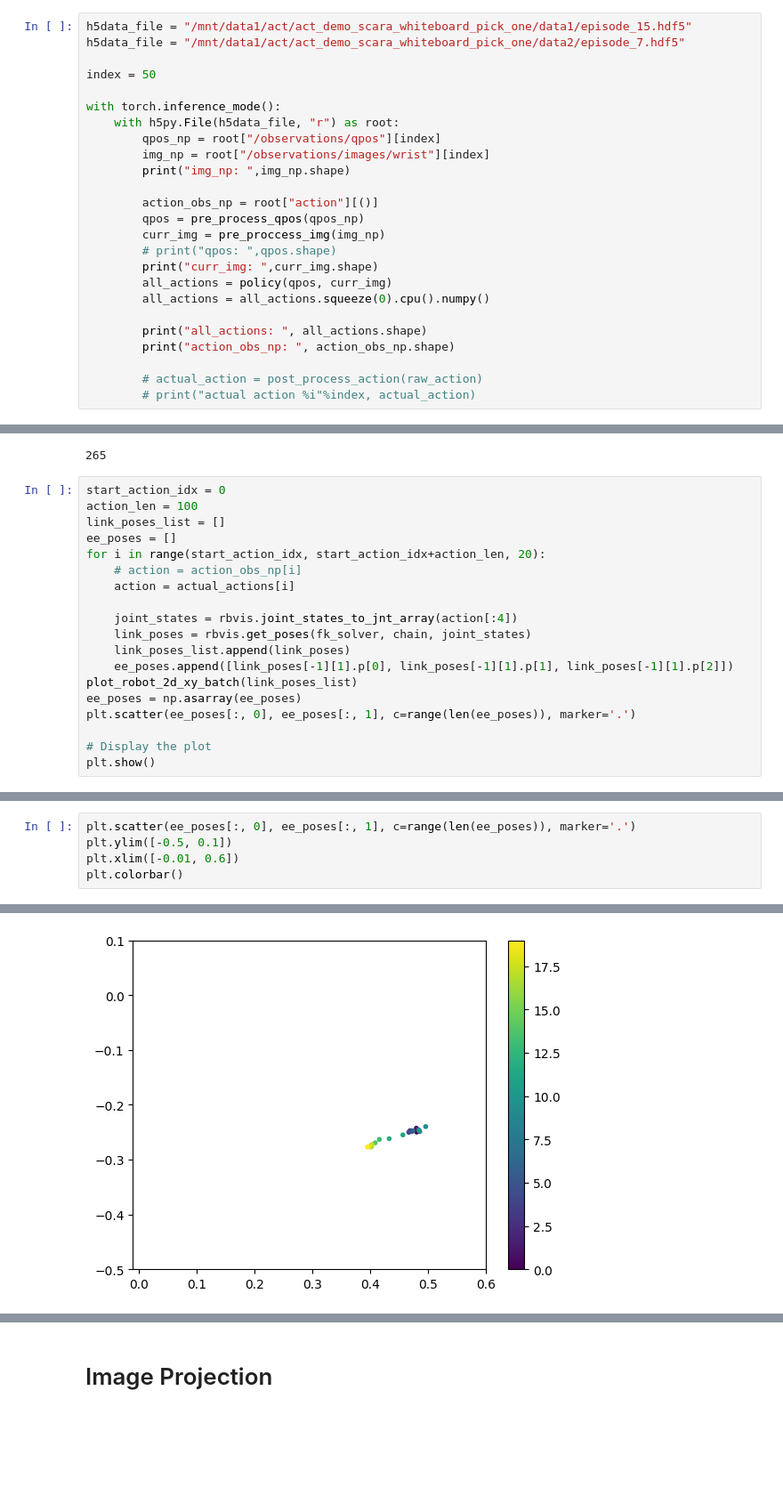
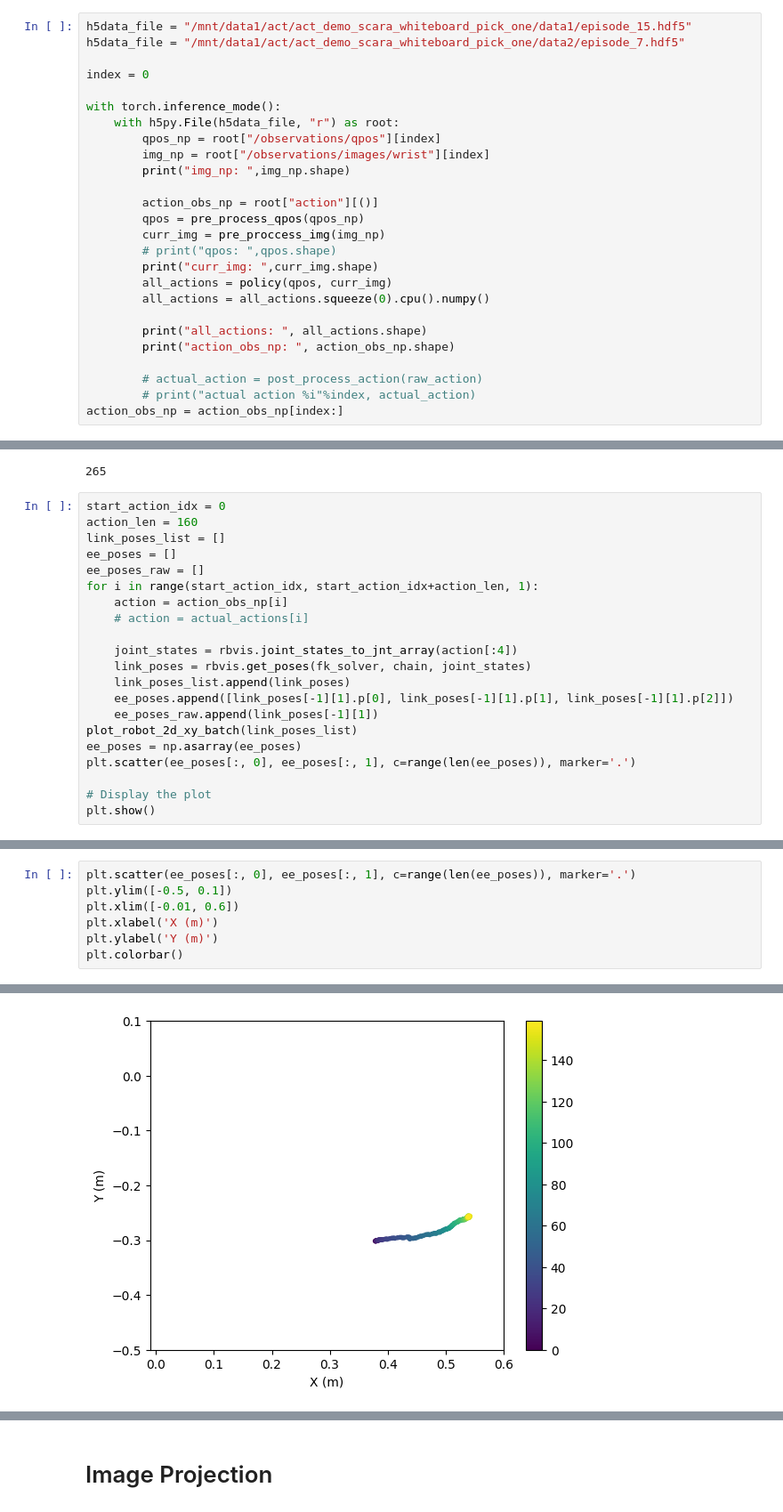
Before and after one commit to AgRoboticsResearch/act-plus-plus, a Jupyter notebook: playground/inference_scara_visualization.ipynb, the cells around one changed output, grey strips where cells are left out. Shown at 89% size. Saved outputs shown, nothing was run; the diff lists cells and outputs as text; blank space fills up the shorter version.

```diff
--- a/playground/inference_scara_visualization.ipynb
+++ b/playground/inference_scara_visualization.ipynb
@@ -63,7 +68,7 @@ def pre_proccess_img(img):
 h5data_file = "/mnt/data1/act/act_demo_scara_whiteboard_pick_one/data1/episode_15.hdf5"
 h5data_file = "/mnt/data1/act/act_demo_scara_whiteboard_pick_one/data2/episode_7.hdf5"
 
-index = 50
+index = 0
 
 with torch.inference_mode():
     with h5py.File(h5data_file, "r") as root:
@@ -84,6 +89,7 @@ with torch.inference_mode():
 
         # actual_action = post_process_action(raw_action)
         # print("actual action %i"%index, actual_action)
+action_obs_np = action_obs_np[index:]
 # %% [output]
 img_np:  (480, 640, 3)
 curr_img:  torch.Size([1, 1, 3, 480, 640])
@@ -215,17 +221,19 @@ len(action_obs_np)
 265
 # %%
 start_action_idx = 0
-action_len = 100
+action_len = 160
 link_poses_list = []
 ee_poses = []
-for i in range(start_action_idx, start_action_idx+action_len, 20):
-    # action = action_obs_np[i]
-    action = actual_actions[i]
+ee_poses_raw = []
+for i in range(start_action_idx, start_action_idx+action_len, 1):
+    action = action_obs_np[i]
+    # action = actual_actions[i]
 
     joint_states = rbvis.joint_states_to_jnt_array(action[:4])
     link_poses = rbvis.get_poses(fk_solver, chain, joint_states)
     link_poses_list.append(link_poses)
     ee_poses.append([link_poses[-1][1].p[0], link_poses[-1][1].p[1], link_poses[-1][1].p[2]])
+    ee_poses_raw.append(link_poses[-1][1])
 plot_robot_2d_xy_batch(link_poses_list)
 ee_poses = np.asarray(ee_poses)
 plt.scatter(ee_poses[:, 0], ee_poses[:, 1], c=range(len(ee_poses)), marker='.')
@@ -237,8 +245,10 @@ plt.show()
 # %%
 plt.scatter(ee_poses[:, 0], ee_poses[:, 1], c=range(len(ee_poses)), marker='.')
 plt.ylim([-0.5, 0.1])
 plt.xlim([-0.01, 0.6])
+plt.xlabel('X (m)')
+plt.ylabel('Y (m)')
 plt.colorbar()
 # %% [output]
 <matplotlib.colorbar.Colorbar at 0x...>
-[figure, old version]
+[figure, new version]
```
Also changed, not shown: parts of 20 cells of this notebook, 1 other file.
